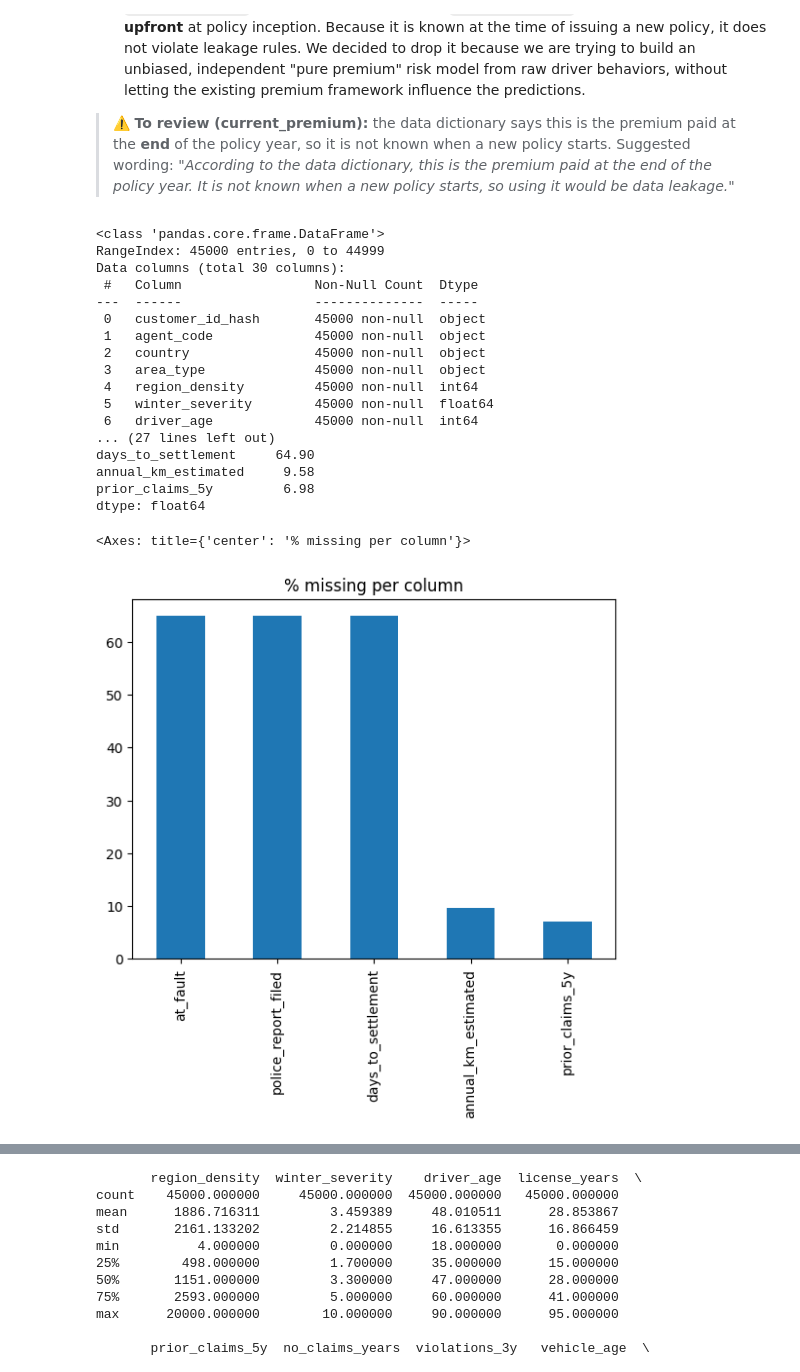
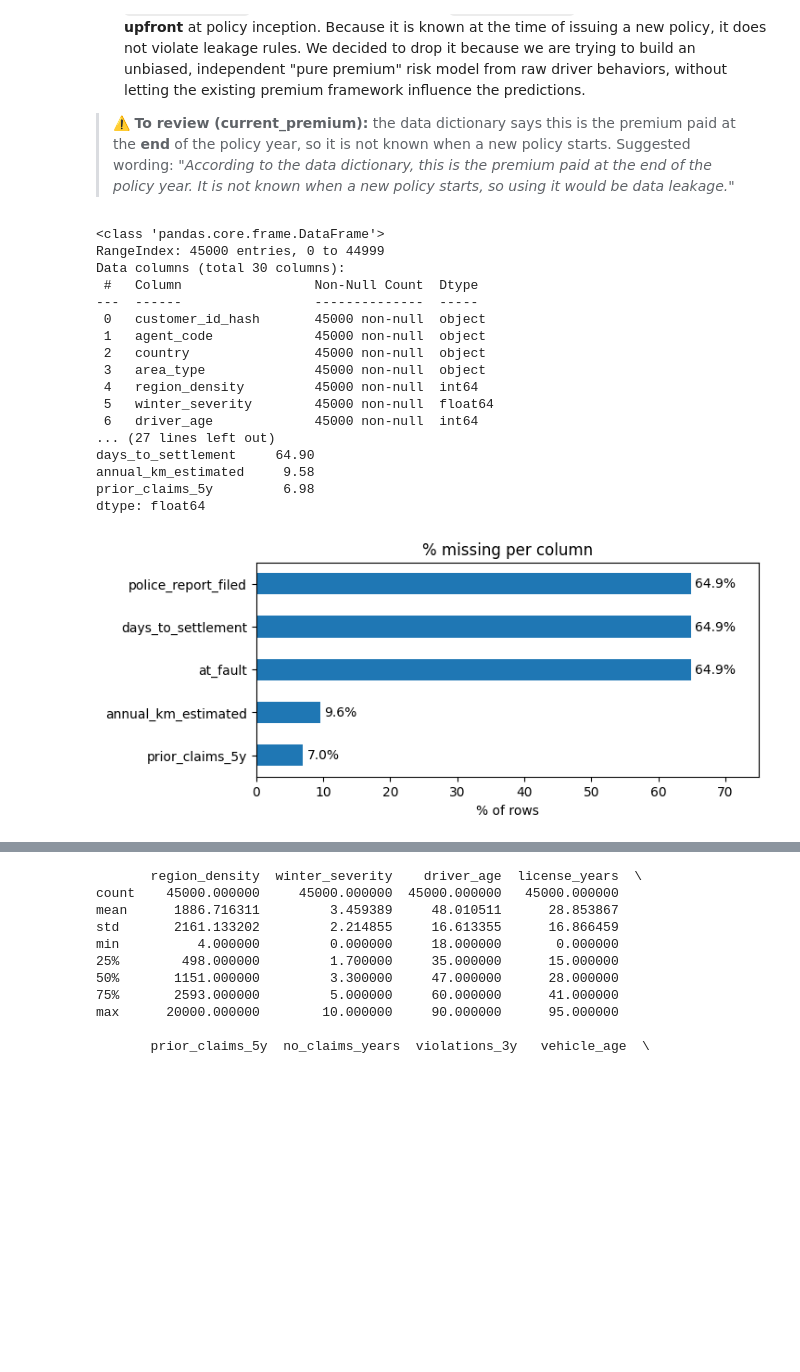
Before and after one commit to Eli39603/insurance-claims-ml, a Jupyter notebook: notebook.ipynb, the cells around one changed output, grey strips where cells are left out. Cells and saved outputs as stored; diff of their text form; code cells hidden in the pictures; blank space fills up the shorter version.

```diff
--- a/notebook.ipynb
+++ b/notebook.ipynb
@@ -55,31 +60,35 @@ To predict `annual_claim_cost` for a **new** policy, we must exclude any fields
 # %%
 # 2.3-a Column types and missing values
 dataset.info()
 
-missing = dataset.isna().mean().sort_values(ascending=False) * 100
-missing = missing[missing > 0]
-print(missing.round(2))
-missing.plot(kind='bar', title='% missing per column')
+missing = dataset.isna().mean() * 100
+missing = missing[missing > 0].sort_values()
+print(missing.sort_values(ascending=False).round(2))
+
+ax = missing.plot(kind='barh', figsize=(7, 3), title='% missing per column')
+ax.bar_label(ax.containers[0], fmt='%.1f%%', padding=3)
+ax.set_xlabel('% of rows')
+ax.set_xlim(0, 75)
+plt.show()
 # %% [output]
 <class 'pandas.core.frame.DataFrame'>
 RangeIndex: 45000 entries, 0 to 44999
 Data columns (total 30 columns):
  #   Column                 Non-Null Count  Dtype
 ---  ------                 --------------  -----
  0   customer_id_hash       45000 non-null  object
  1   agent_code             45000 non-null  object
  2   country                45000 non-null  object
  3   area_type              45000 non-null  object
  4   region_density         45000 non-null  int64
  5   winter_severity        45000 non-null  float64
  6   driver_age             45000 non-null  int64
 ... (27 lines left out)
 days_to_settlement     64.90
 annual_km_estimated     9.58
 prior_claims_5y         6.98
 dtype: float64
-<Axes: title={'center': '% missing per column'}>
-[figure, old version]
+[figure, new version]
 # %% [markdown]
 ### 2.3 Data exploration
 
```
Also changed, not shown: parts of 5 cells of this notebook.
